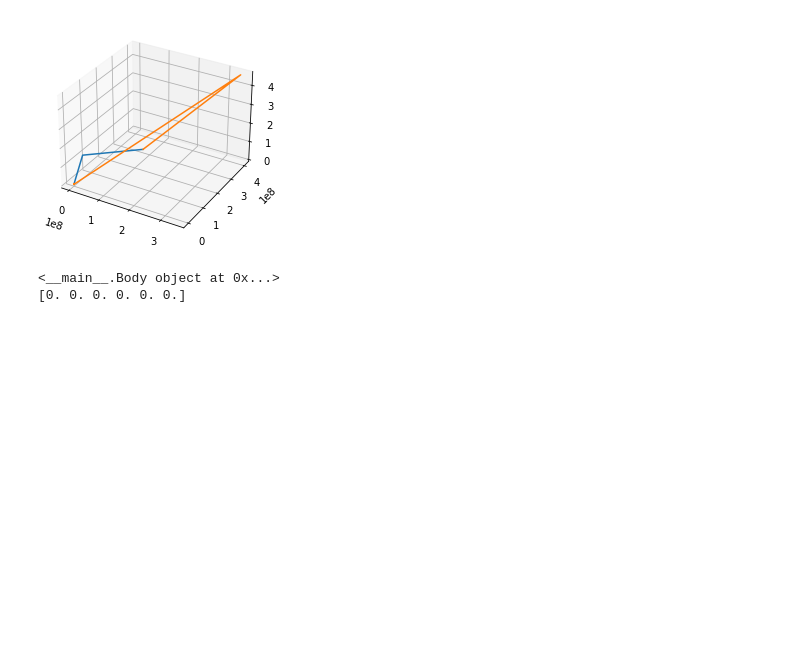
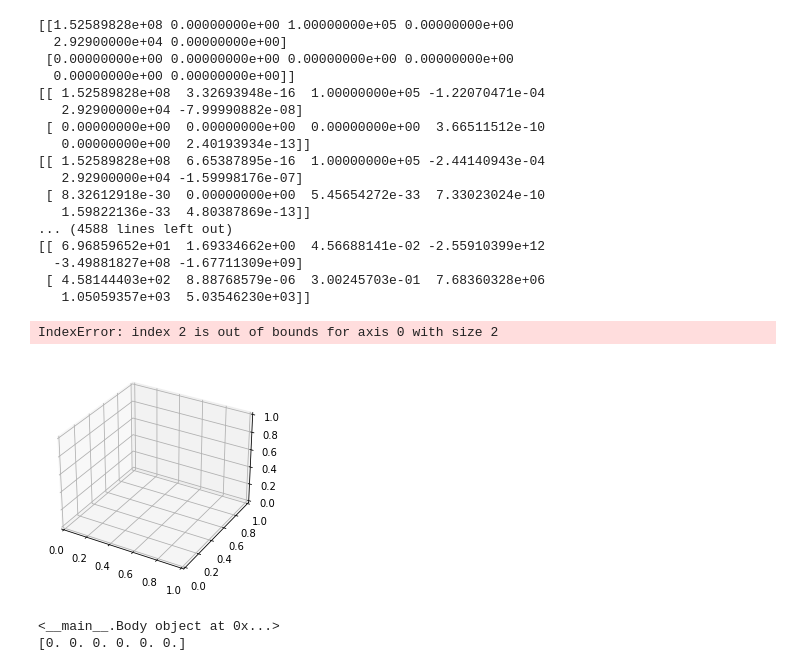
Before and after one commit to bhata-stack/projects, a Jupyter notebook: n Body Simulation.ipynb, the cells around one changed output. Cells and saved outputs as stored; diff of their text form; code cells hidden in the pictures; blank space fills up the shorter version.

```diff
--- a/n Body Simulation.ipynb
+++ b/n Body Simulation.ipynb
@@ -34,51 +34,70 @@ def deriv(y, t, bodies):
         for j in range(n):
             if i != j:
                 dist = np.linalg.norm(bodies[i].current_r - bodies[j].current_r)
-                dist = dist**-3
-                drdt[i][2*i:(2*i+3)] = bodies[i].current_v
-                drdt[i][(2*i+3):2*(i+3)] += -G*bodies[j].mass*dist
+                dist = dist**(-1.5)
+                drdt[i][0:3] = bodies[i].current_v
+                r_minus = (bodies[i].current_r - bodies[j].current_r)
+                drdt[i][3:6] += -G*bodies[j].mass*dist*r_minus
     drdt = np.reshape(drdt, ((6*n)))
     return drdt
 
 def gen_solar():
     AU = 149597871
 
-    earth = Body('Earth', 5.97219e24, 6.357e3, [1.02 * AU, 0, 0], [0, 29.29e3, 0])
+    earth = Body('Earth', 5.97219e24, 6.357e3, [1.02 * AU, 0, 1e5], [0, 29.29e3, 0])
     sun = Body('Sun', 1.9891e30, 695500)
 
     bodies = [earth, sun]
     return bodies
 
 t2 = np.linspace(0, 1.5*365*3600, 1000)
 
 def solve_ode(bodies, steps = 1000):
 
     n = len(bodies)
     rinit = np.zeros(6*n)
     t = np.linspace(0, 1.5*365*3600, steps)
 
     for i in range(n):
         r = bodies[i].r0
         v = bodies[i].v0
         rinit[6*i:6*(i+1)] = np.concatenate((r, v))
-    sol = odeint(deriv, rinit, t, args = (bodies,))
+    sol = odeint(deriv, rinit, t, args = (bodies,), full_output=1)
 
     return sol
 
 
 if __name__ == '__main__':
-
+    AU = 149597871
     bodies = gen_solar()
     sol = solve_ode(bodies)
-    r_earth = sol[:][0:4]
-    r_sun = sol[:][6:9]
+    r_earth = np.array(sol[:][0:3])
+    r_sun = np.array(sol[:][6:9])
     fig = plt.figure()
     ax = plt.axes(projection='3d')
     ax.plot3D(r_earth[0], r_earth[1], r_earth[2])
     ax.plot3D(r_sun[0], r_sun[1], r_sun[2])
     plt.show()
 # %% [output]
+[[1.52589828e+08 0.00000000e+00 1.00000000e+05 0.00000000e+00
+  2.92900000e+04 0.00000000e+00]
+ [0.00000000e+00 0.00000000e+00 0.00000000e+00 0.00000000e+00
+  0.00000000e+00 0.00000000e+00]]
+[[ 1.52589828e+08  3.32693948e-16  1.00000000e+05 -1.22070471e-04
+   2.92900000e+04 -7.99990882e-08]
+ [ 0.00000000e+00  0.00000000e+00  0.00000000e+00  3.66511512e-10
+   0.00000000e+00  2.40193934e-13]]
+[[ 1.52589828e+08  6.65387895e-16  1.00000000e+05 -2.44140943e-04
+   2.92900000e+04 -1.59998176e-07]
+ [ 8.32612918e-30  0.00000000e+00  5.45654272e-33  7.33023024e-10
+   1.59822136e-33  4.80387869e-13]]
+... (4588 lines left out)
+[[ 6.96859652e+01  1.69334662e+00  4.56688141e-02 -2.55910399e+12
+  -3.49881827e+08 -1.67711309e+09]
+ [ 4.58144403e+02  8.88768579e-06  3.00245703e-01  7.68360328e+06
+   1.05059357e+03  5.03546230e+03]]
+IndexError: index 2 is out of bounds for axis 0 with size 2
-[figure, old version]
+[figure, new version]
 # %%
 AU = 149597871
 
```
Also changed, not shown: 2 other files.
